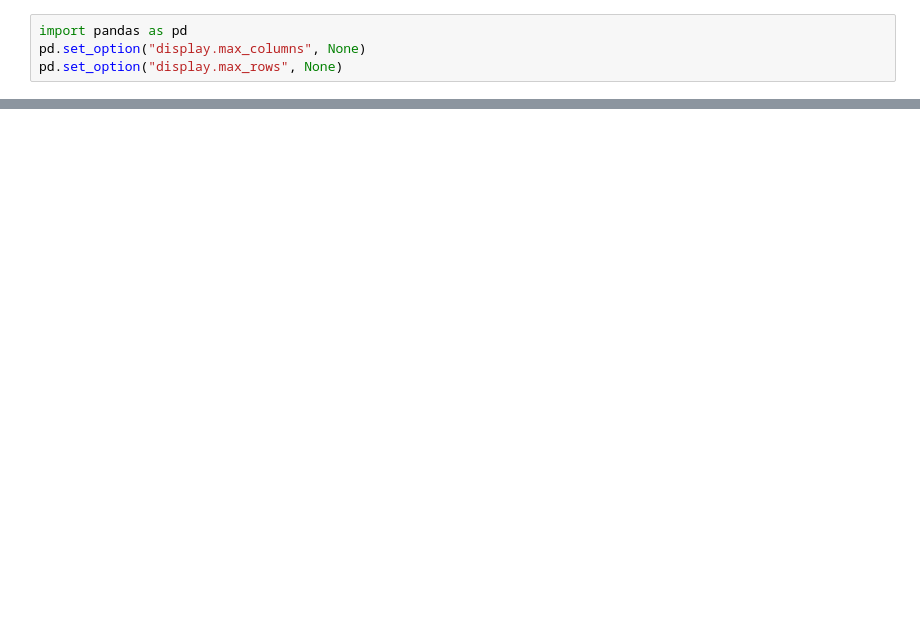
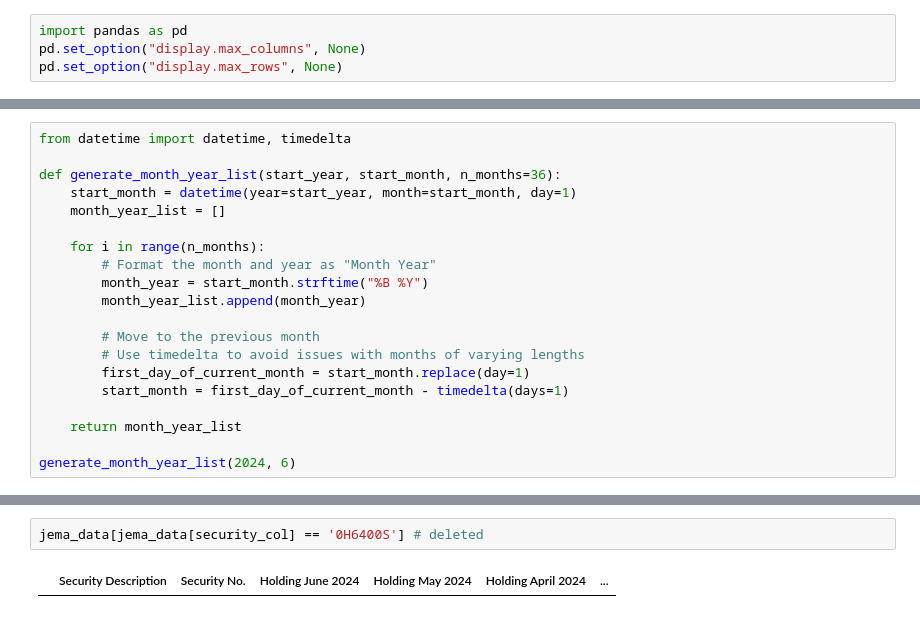
Before and after one commit to CraigCarey/FinanceDump, a Jupyter notebook: jema/jema.ipynb, the cells around one changed output, grey strips where cells are left out. Drawn from its saved outputs; the diff is of its cells as text; blank space fills up the shorter version.

Commit message:
jema holdings cleaner notebook

```diff
--- a/jema/jema.ipynb
+++ b/jema/jema.ipynb
@@ -75,0 +5,20 @@ df_merged
+# %%
+from datetime import datetime, timedelta
+
+def generate_month_year_list(start_year, start_month, n_months=36):
+    start_month = datetime(year=start_year, month=start_month, day=1)
+    month_year_list = []
+
+    for i in range(n_months):
+        # Format the month and year as "Month Year"
+        month_year = start_month.strftime("%B %Y")
+        month_year_list.append(month_year)
+
+        # Move to the previous month
+        # Use timedelta to avoid issues with months of varying lengths
+        first_day_of_current_month = start_month.replace(day=1)
+        start_month = first_day_of_current_month - timedelta(days=1)
+
+    return month_year_list
+
+generate_month_year_list(2024, 6)
@@ -75,0 +175,4 @@ df_merged
+# %%
+jema_data[jema_data[security_col] == '0H6400S'] # deleted
+# %% [output]
+|  | Security Description | Security No. | Holding June 2024 | Holding May 2024 | Holding April 2024 | ... |
```
Also changed, not shown: parts of 6 cells of this notebook, 4 other files.
